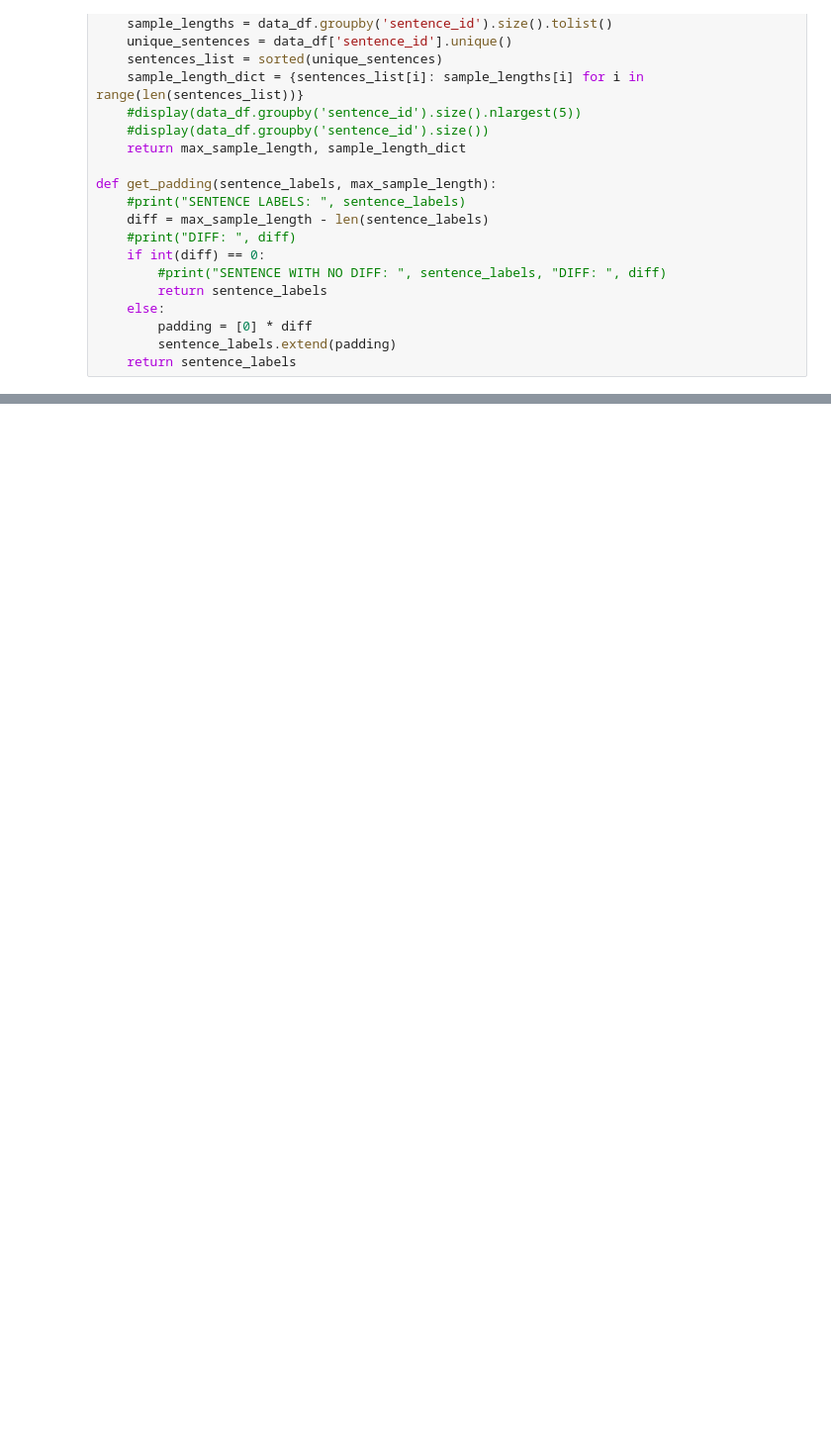
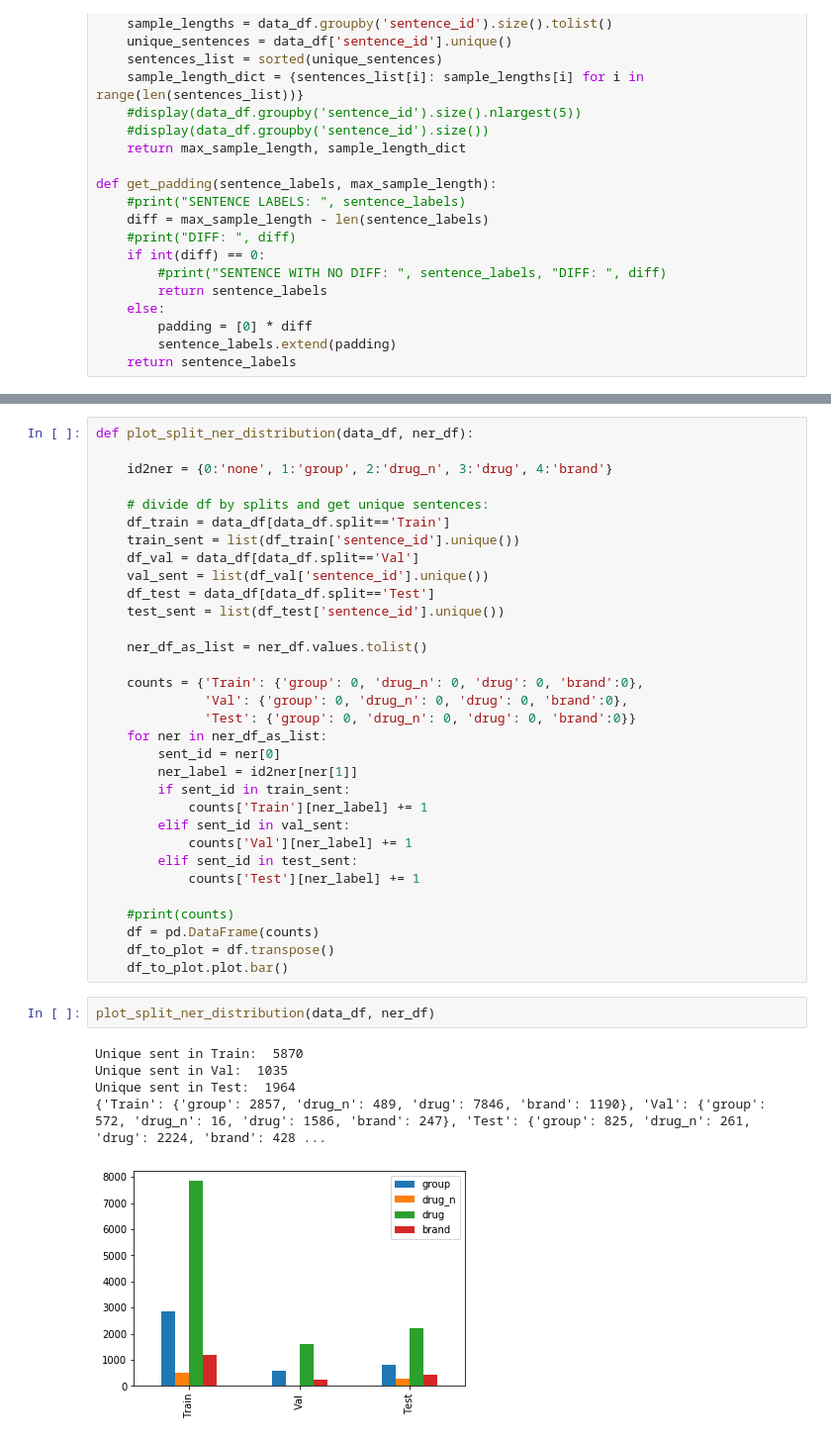
Before and after one commit to datatjej/lt2316-h20-aa, a Jupyter notebook: data_loader.ipynb, the cells around one changed output, grey strips where cells are left out. Shown at 99% size. Saved outputs shown, nothing was run; the diff lists cells and outputs as text; blank space fills up the shorter version.

Commit message:
plot_split_ner_distribution()

```diff
--- a/data_loader.ipynb
+++ b/data_loader.ipynb
@@ -322,2 +300,40 @@ test labels: 5870
-# %% [markdown]
-###
+# %%
+def plot_split_ner_distribution(data_df, ner_df):
+
+    id2ner = {0:'none', 1:'group', 2:'drug_n', 3:'drug', 4:'brand'}
+
+    # divide df by splits and get unique sentences:
+    df_train = data_df[data_df.split=='Train']
+    train_sent = list(df_train['sentence_id'].unique())
+    df_val = data_df[data_df.split=='Val']
+    val_sent = list(df_val['sentence_id'].unique())
+    df_test = data_df[data_df.split=='Test']
+    test_sent = list(df_test['sentence_id'].unique())
+
+    ner_df_as_list = ner_df.values.tolist()
+
+    counts = {'Train': {'group': 0, 'drug_n': 0, 'drug': 0, 'brand':0},
+              'Val': {'group': 0, 'drug_n': 0, 'drug': 0, 'brand':0},
+              'Test': {'group': 0, 'drug_n': 0, 'drug': 0, 'brand':0}}
+    for ner in ner_df_as_list:
+        sent_id = ner[0]
+        ner_label = id2ner[ner[1]]
+        if sent_id in train_sent:
+            counts['Train'][ner_label] += 1
+        elif sent_id in val_sent:
+            counts['Val'][ner_label] += 1
+        elif sent_id in test_sent:
+            counts['Test'][ner_label] += 1
+
+    #print(counts)
+    df = pd.DataFrame(counts)
+    df_to_plot = df.transpose()
+    df_to_plot.plot.bar()
+# %%
+plot_split_ner_distribution(data_df, ner_df)
+# %% [output]
+Unique sent in Train:  5870
+Unique sent in Val:  1035
+Unique sent in Test:  1964
+{'Train': {'group': 2857, 'drug_n': 489, 'drug': 7846, 'brand': 1190}, 'Val': {'group': 572, 'drug_n': 16, 'drug': 1586, 'brand': 247}, 'Test': {'group': 825, 'drug_n': 261, 'drug': 2224, 'brand': 428 ...
+[figure, added]
```
Also changed, not shown: parts of 1 cell of this notebook, 1 other file.
